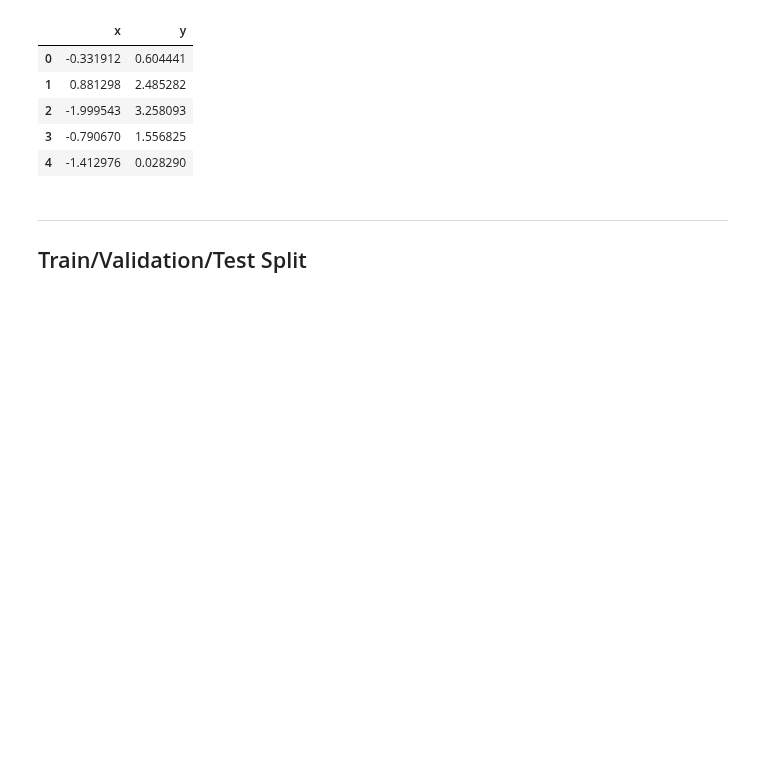
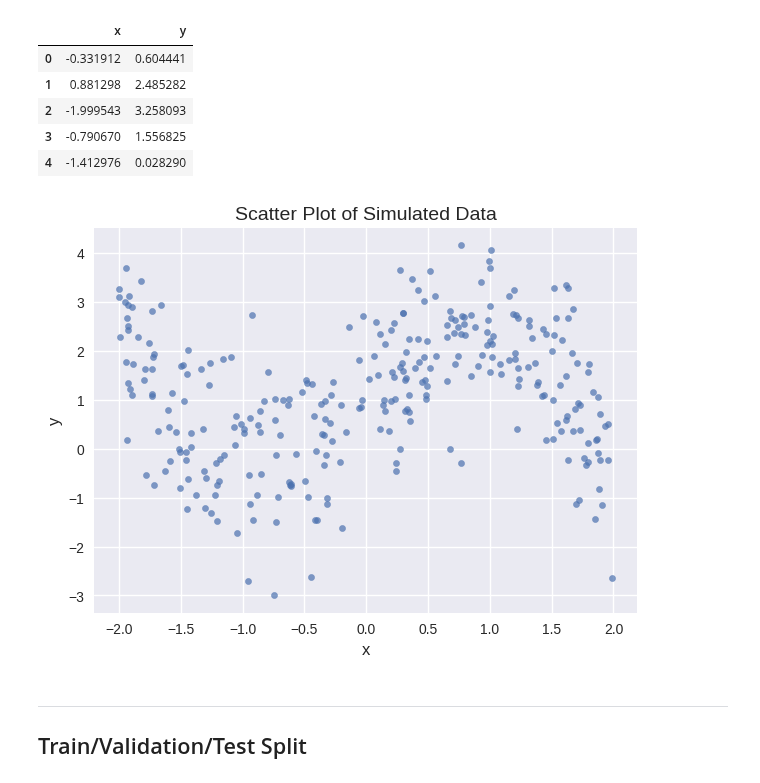
Before and after one commit to yadavrishikesh/Deep-Learning-Slides-Code, a Jupyter notebook: code/ModelValidation/ModelValidation.ipynb, the cells around one changed output. Drawn from its saved outputs; the diff is of its cells as text; code cells hidden in the pictures; blank space fills up the shorter version.

```diff
--- a/code/ModelValidation/ModelValidation.ipynb
+++ b/code/ModelValidation/ModelValidation.ipynb
@@ -49,6 +68,17 @@ data.head()
 | 2 | -1.999543 | 3.258093 |
 | 3 | -0.790670 | 1.556825 |
 | 4 | -1.412976 | 0.028290 |
+# %%
+import matplotlib.pyplot as plt
+
+plt.figure(figsize=(7,5))
+plt.scatter(data['x'], data['y'], s=20, alpha=0.7)
+plt.title("Scatter Plot of Simulated Data", fontsize=14)
+plt.xlabel("x", fontsize=12)
+plt.ylabel("y", fontsize=12)
+plt.show()
+# %% [output]
+[figure, added]
 # %% [markdown]
 ---
 ## Train/Validation/Test Split
```
Also changed, not shown: parts of 2 cells of this notebook.
